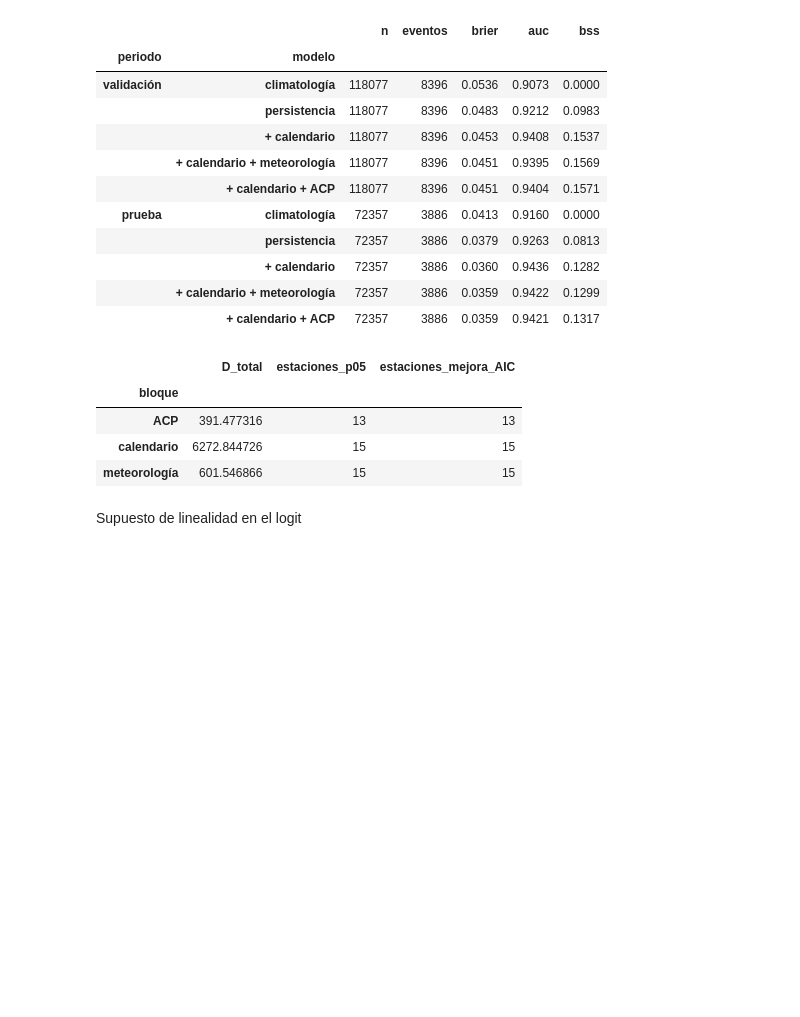
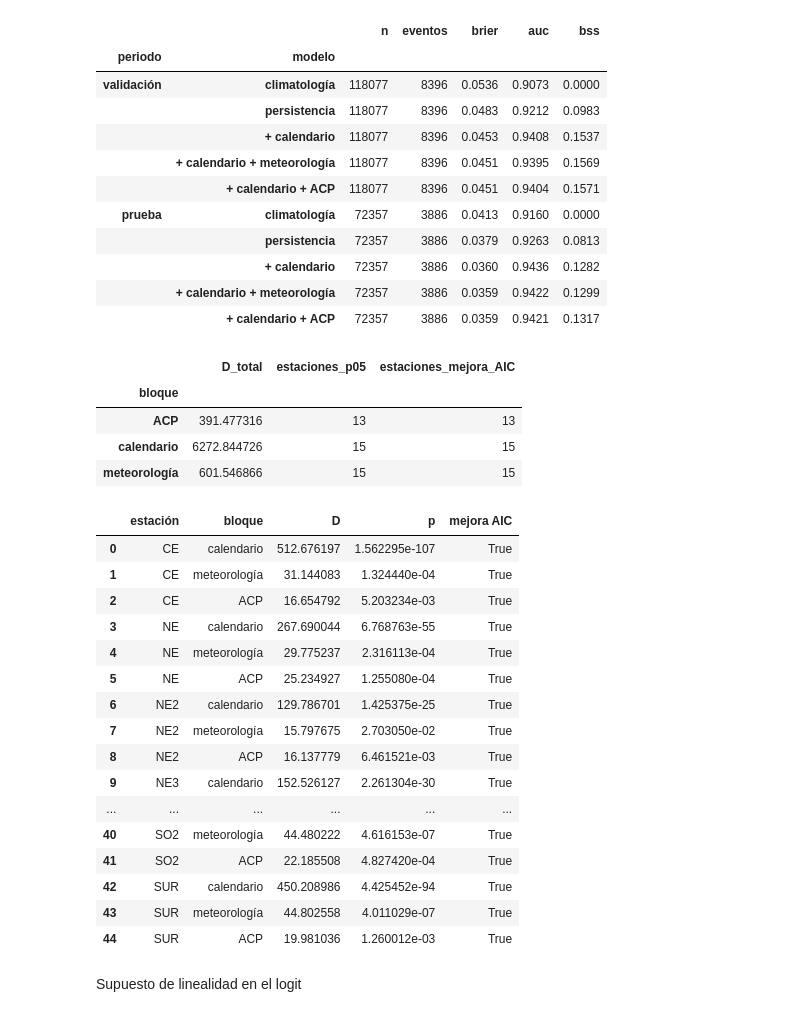
Before and after one commit to RicardoSalgadoB/MultiReto, a Jupyter notebook: notebooks/Etapa_final_POT.ipynb, the cells around one changed output. Cells and saved outputs as stored; diff of their text form; code cells hidden in the pictures; blank space fills up the shorter version.

```diff
--- a/notebooks/Etapa_final_POT.ipynb
+++ b/notebooks/Etapa_final_POT.ipynb
@@ -845,6 +845,26 @@ bloques.groupby("bloque").agg(D_total=("D", "sum"),
 | ACP | 391.477316 | 13 | 13 |
 | calendario | 6272.844726 | 15 | 15 |
 | meteorología | 601.546866 | 15 | 15 |
+# %%
+bloques
+# %% [output]
+|  | estación | bloque | D | p | mejora AIC |
+| 0 | CE | calendario | 512.676197 | 1.562295e-107 | True |
+| 1 | CE | meteorología | 31.144083 | 1.324440e-04 | True |
+| 2 | CE | ACP | 16.654792 | 5.203234e-03 | True |
+| 3 | NE | calendario | 267.690044 | 6.768763e-55 | True |
+| 4 | NE | meteorología | 29.775237 | 2.316113e-04 | True |
+| 5 | NE | ACP | 25.234927 | 1.255080e-04 | True |
+| 6 | NE2 | calendario | 129.786701 | 1.425375e-25 | True |
+| 7 | NE2 | meteorología | 15.797675 | 2.703050e-02 | True |
+| 8 | NE2 | ACP | 16.137779 | 6.461521e-03 | True |
+| 9 | NE3 | calendario | 152.526127 | 2.261304e-30 | True |
+| ... | ... | ... | ... | ... | ... |
+| 40 | SO2 | meteorología | 44.480222 | 4.616153e-07 | True |
+| 41 | SO2 | ACP | 22.185508 | 4.827420e-04 | True |
+| 42 | SUR | calendario | 450.208986 | 4.425452e-94 | True |
+| 43 | SUR | meteorología | 44.802558 | 4.011029e-07 | True |
+| 44 | SUR | ACP | 19.981036 | 1.260012e-03 | True |
 # %% [markdown]
 Supuesto de linealidad en el logit
 # %%
```
Also changed, not shown: parts of 4 cells of this notebook, 8 other files.
